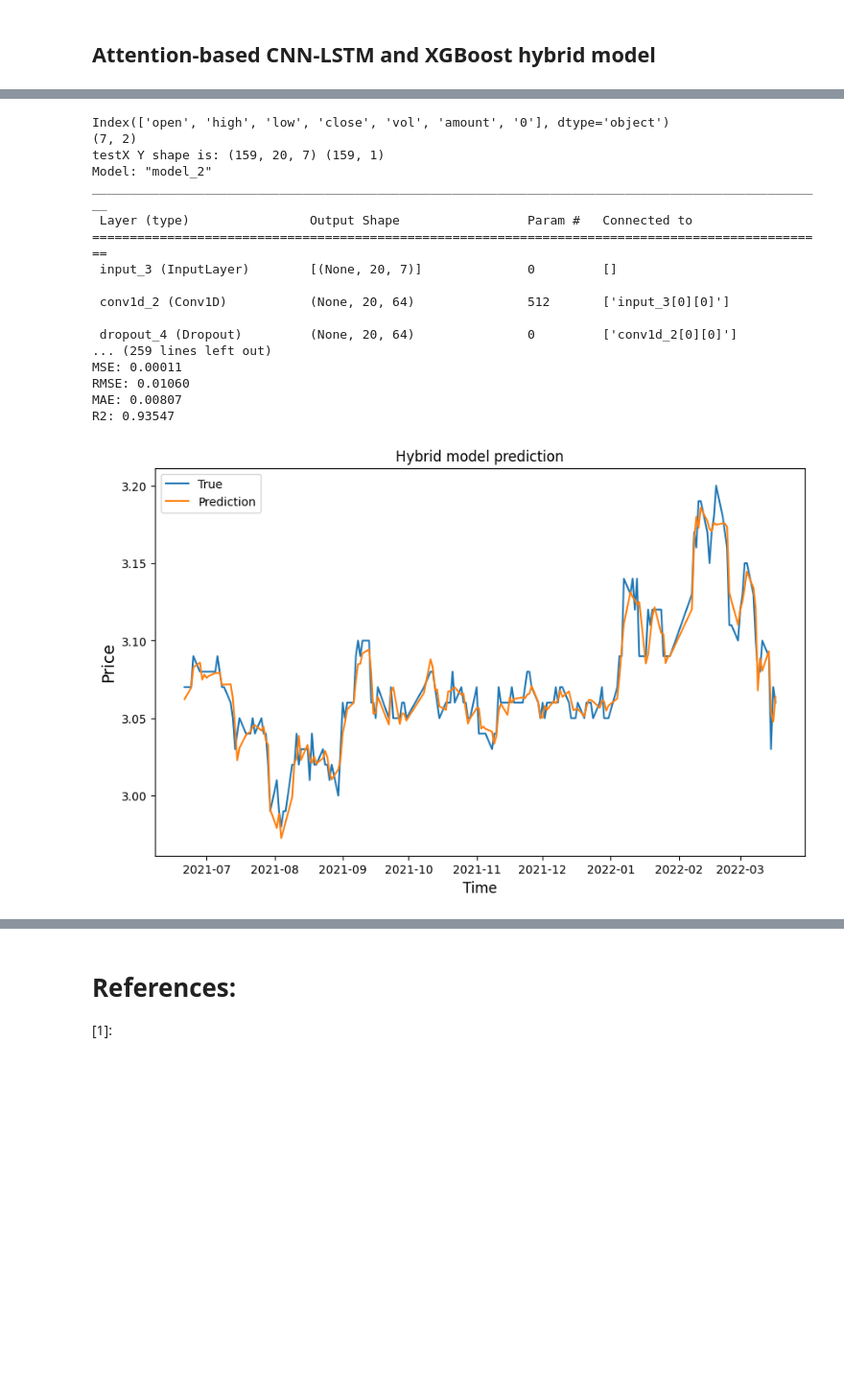
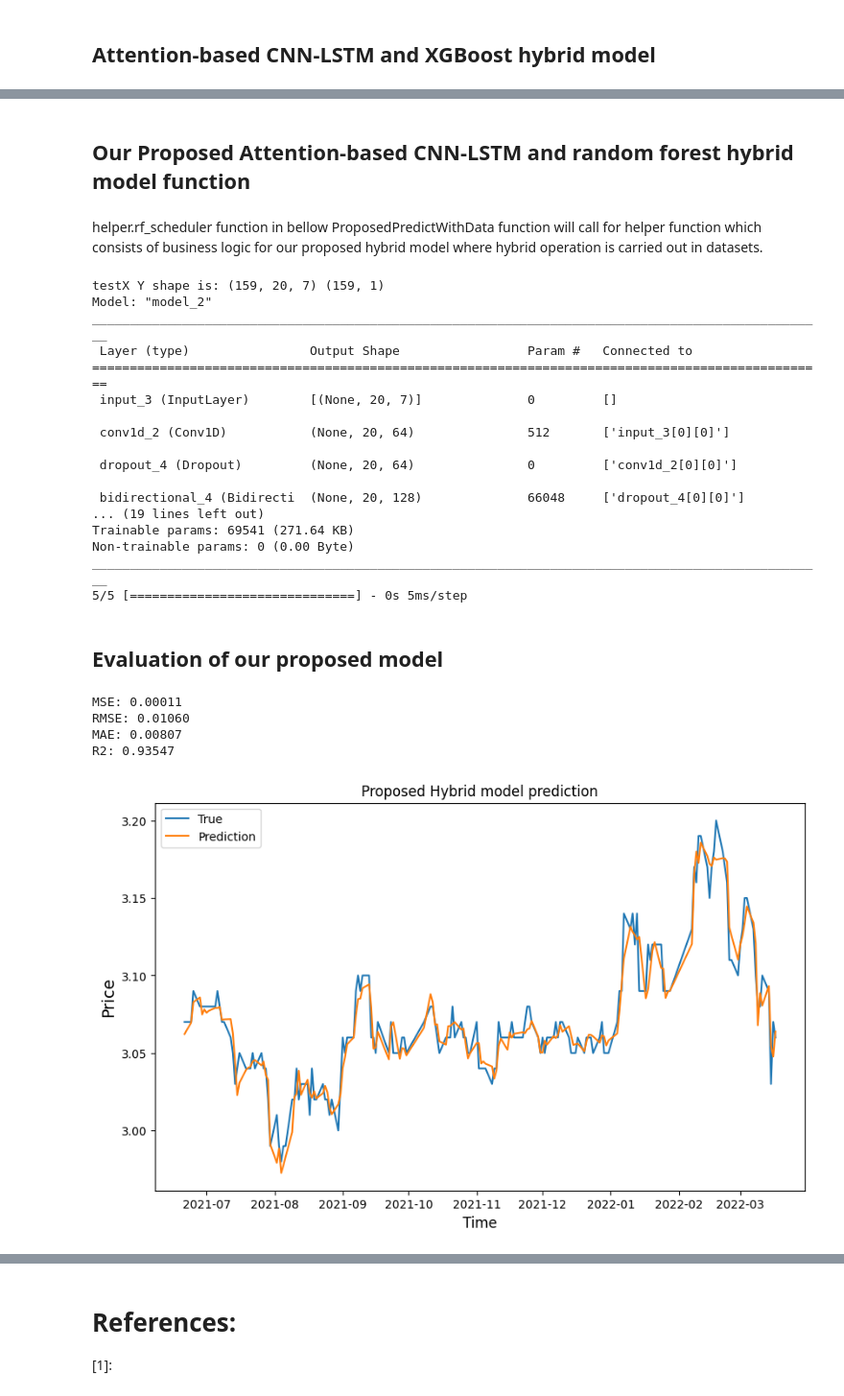
Before and after one commit to sleduap/ml_programming_final_project, a Jupyter notebook: Final_project_template.ipynb, the cells around one changed output, grey strips where cells are left out. Shown at 96% size. Cells and saved outputs as stored; diff of their text form; code cells hidden in the pictures; blank space fills up the shorter version.

```diff
--- a/Final_project_template.ipynb
+++ b/Final_project_template.ipynb
@@ -245,9 +242,12 @@ print(train_X.shape, train_Y.shape)
  [ 1.57377550e+04  2.74651219e+07]
  [-5.51779639e-01  4.97357729e-01]]
 (3478, 20, 7) (3478, 1)
+# %% [markdown]
+## Our Proposed Attention-based CNN-LSTM and random forest hybrid model function
+# %% [markdown]
+helper.rf_scheduler function in bellow ProposedPredictWithData function will call for helper function which consists of business logic for our proposed hybrid model where hybrid operation is carried out in datasets.
 # %%
 def ProposedPredictWithData(data,data_yuan,name,modelname,INPUT_DIMS = 13,TIME_STEPS = 20):
-    print(data.columns)
     yindex = data.columns.get_loc(name)
     data = np.array(data, dtype='float64')
     data, normalize = NormalizeMult(data)
@@ -264,38 +264,47 @@ def ProposedPredictWithData(data,data_yuan,name,modelname,INPUT_DIMS = 13,TIME_S
     model.load_weights(modelname)
     model.summary()
     y_hat =  model.predict(testX)
-    testY, y_hat = helper.gBoost_scheduler(data_yuan, y_hat)
+    testY, y_hat = helper.rf_scheduler(data_yuan, y_hat)
     return y_hat, testY
+# %%
+y_hat, y_test = ProposedPredictWithData(data2, data_yuan, 'close', 'stock_model.h5',7)
+y_hat = np.array(y_hat, dtype='float64')
+y_test = np.array(y_test, dtype='float64')
+
+time = pd.Series(data1.index[3499:])
+# %% [output]
+testX Y shape is: (159, 20, 7) (159, 1)
+Model: "model_2"
+__________________________________________________________________________________________________
+ Layer (type)                Output Shape                 Param #   Connected to
+==================================================================================================
+ input_3 (InputLayer)        [(None, 20, 7)]              0         []
+
+ conv1d_2 (Conv1D)           (None, 20, 64)               512       ['input_3[0][0]']
+
+ dropout_4 (Dropout)         (None, 20, 64)               0         ['conv1d_2[0][0]']
+
+ bidirectional_4 (Bidirecti  (None, 20, 128)              66048     ['dropout_4[0][0]']
+... (19 lines left out)
+Trainable params: 69541 (271.64 KB)
+Non-trainable params: 0 (0.00 Byte)
+__________________________________________________________________________________________________
+5/5 [==============================] - 0s 5ms/step
+# %% [markdown]
+## Evaluation of our proposed model
 # %%
-y_hat, y_test = ProposedPredictWithData(data2, data_yuan, 'close', 'stock_model.h5',7)
-y_hat = np.array(y_hat, dtype='float64')
-y_test = np.array(y_test, dtype='float64')
 evaluation_metric(y_test,y_hat)
-time = pd.Series(data1.index[3499:])
 plt.figure(figsize=(10, 6))
 plt.plot(time, y_test, label='True')
 plt.plot(time, y_hat, label='Prediction')
-plt.title('Hybrid model prediction')
+plt.title('Proposed Hybrid model prediction')
 plt.xlabel('Time', fontsize=12, verticalalignment='top')
 plt.ylabel('Price', fontsize=14, horizontalalignment='center')
 plt.legend()
 plt.show()
 # %% [output]
-Index(['open', 'high', 'low', 'close', 'vol', 'amount', '0'], dtype='object')
-(7, 2)
-testX Y shape is: (159, 20, 7) (159, 1)
-Model: "model_2"
-__________________________________________________________________________________________________
- Layer (type)                Output Shape                 Param #   Connected to
-==================================================================================================
- input_3 (InputLayer)        [(None, 20, 7)]              0         []
-
- conv1d_2 (Conv1D)           (None, 20, 64)               512       ['input_3[0][0]']
-
- dropout_4 (Dropout)         (None, 20, 64)               0         ['conv1d_2[0][0]']
-... (259 lines left out)
 MSE: 0.00011
 RMSE: 0.01060
 MAE: 0.00807
 R2: 0.93547
-[figure, old version]
+[figure, new version]
```
Also changed, not shown: parts of 18 cells of this notebook, 8 other files.
